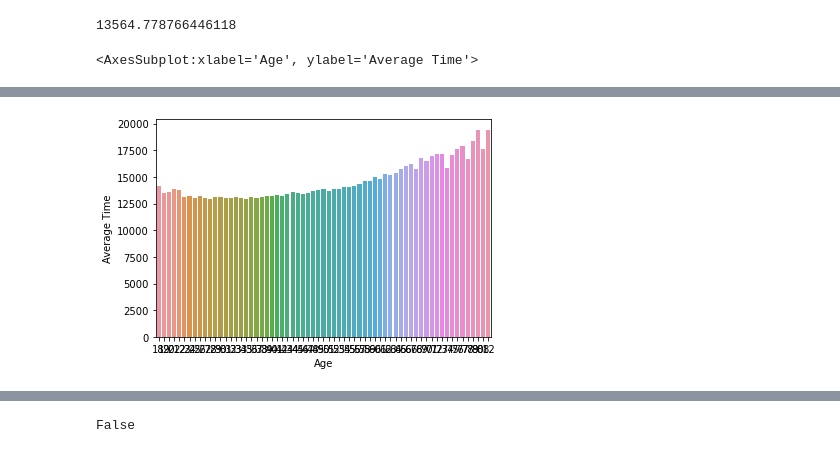
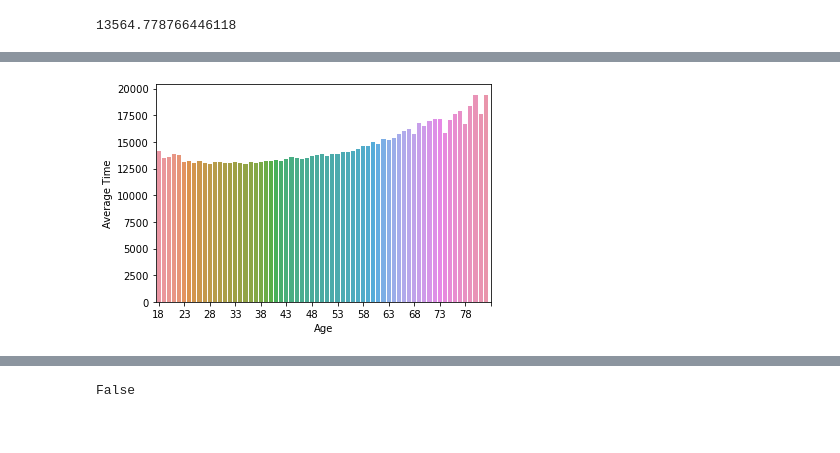
Before and after one commit to Eliphaz/marathon-data-analysis, a Jupyter notebook: boston_analysis.ipynb, the cells around one changed output, grey strips where cells are left out. Drawn from its saved outputs; the diff is of its cells as text; code cells hidden in the pictures.

```diff
--- a/boston_analysis.ipynb
+++ b/boston_analysis.ipynb
@@ -143,5 +158,7 @@ def avg_per_age(df):
     return avg_times
 all_ages_avg = pd.DataFrame(avg_per_age(boston_2015), columns=['Age', 'Average Time'])
 sns.barplot(data=all_ages_avg, x="Age",y="Average Time")
+plt.xticks(np.arange(0, len(all_ages_avg['Age'])+1, 5))
+all_ages_avg['Average Time'].min()
+all_ages_avg[9:20].transpose()
 # %% [output]
-<AxesSubplot:xlabel='Age', ylabel='Average Time'>
@@ -148 +168 @@ sns.barplot(data=all_ages_avg, x="Age",y="Average Time")
-[figure, old version]
+[figure, new version]
```
Also changed, not shown: parts of 10 cells of this notebook, 29 other files.
